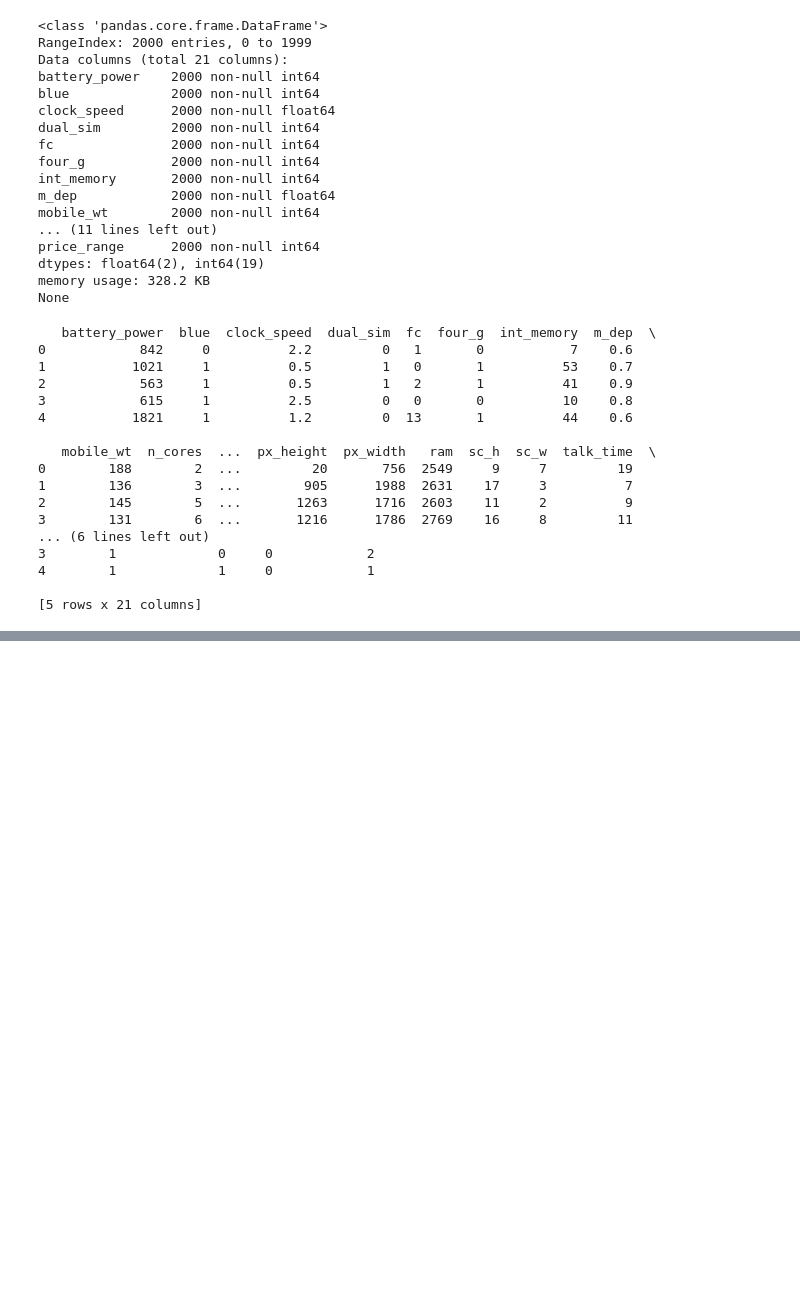
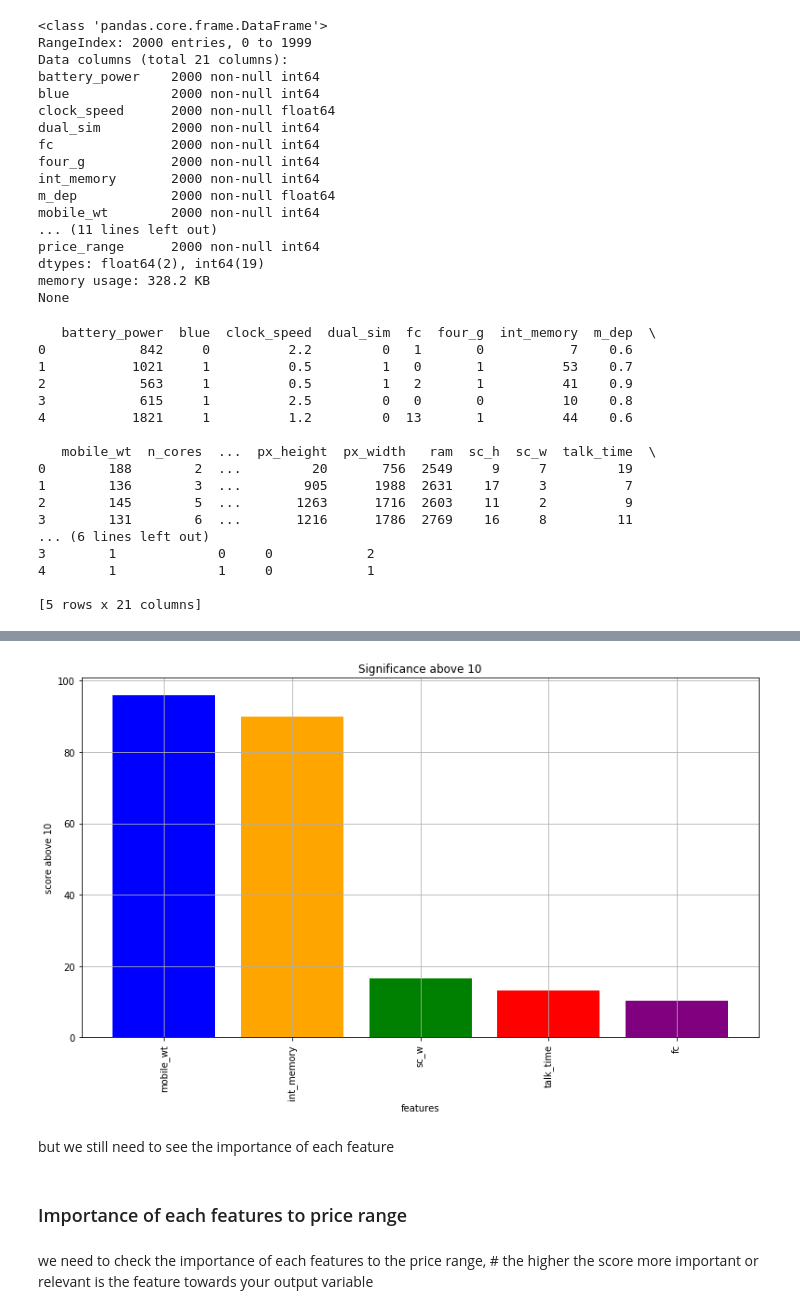
Before and after one commit to Yuhana29/Final_Project_JCDS05, a Jupyter notebook: Visualization.ipynb, the cells around one changed output, grey strips where cells are left out. Cells and saved outputs as stored; diff of their text form; code cells hidden in the pictures; blank space fills up the shorter version.

```diff
--- a/Visualization.ipynb
+++ b/Visualization.ipynb
@@ -280,0 +127,20 @@ plt.show()
+# %%
+dfs10 = dfs.iloc[4:9, :2]
+plt.figure(figsize=(11,7))
+plt.bar(dfs10['features'], dfs10['score'], color=colors)
+plt.xticks(rotation=90)
+plt.xlabel('features')
+plt.ylabel('score above 10')
+plt.title('Significance above 10')
+plt.grid(True)
+
+plt.tight_layout()
+plt.show()
+# %% [output]
+[figure, added]
+# %% [markdown]
+but we still need to see the importance of each feature
+# %% [markdown]
+### Importance of each features to price range
+# %% [markdown]
+we need to check the importance of each features to the price range, # the higher the score more important or relevant is the feature towards your output variable
```
Also changed, not shown: parts of 44 cells of this notebook, 2 other files.
